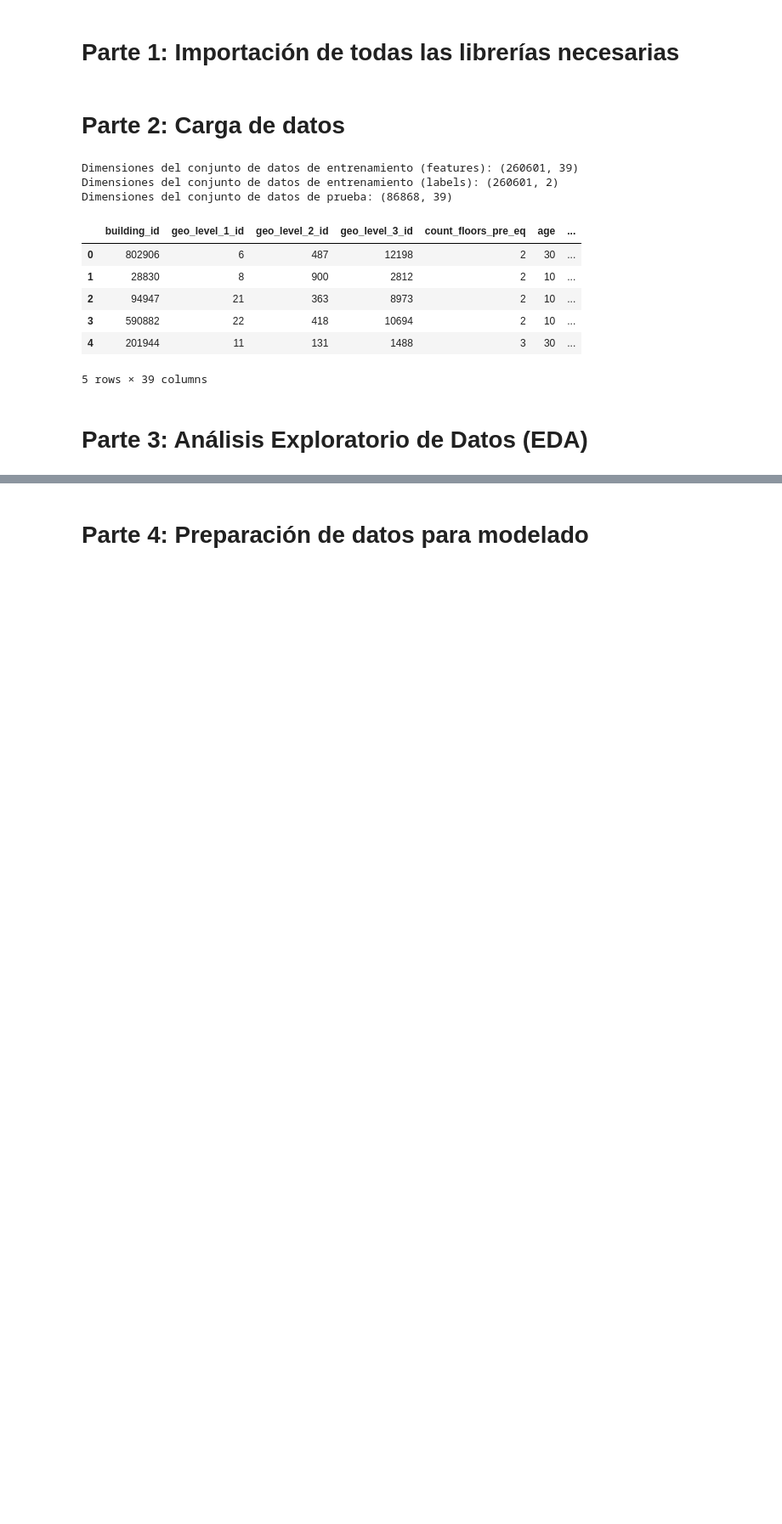
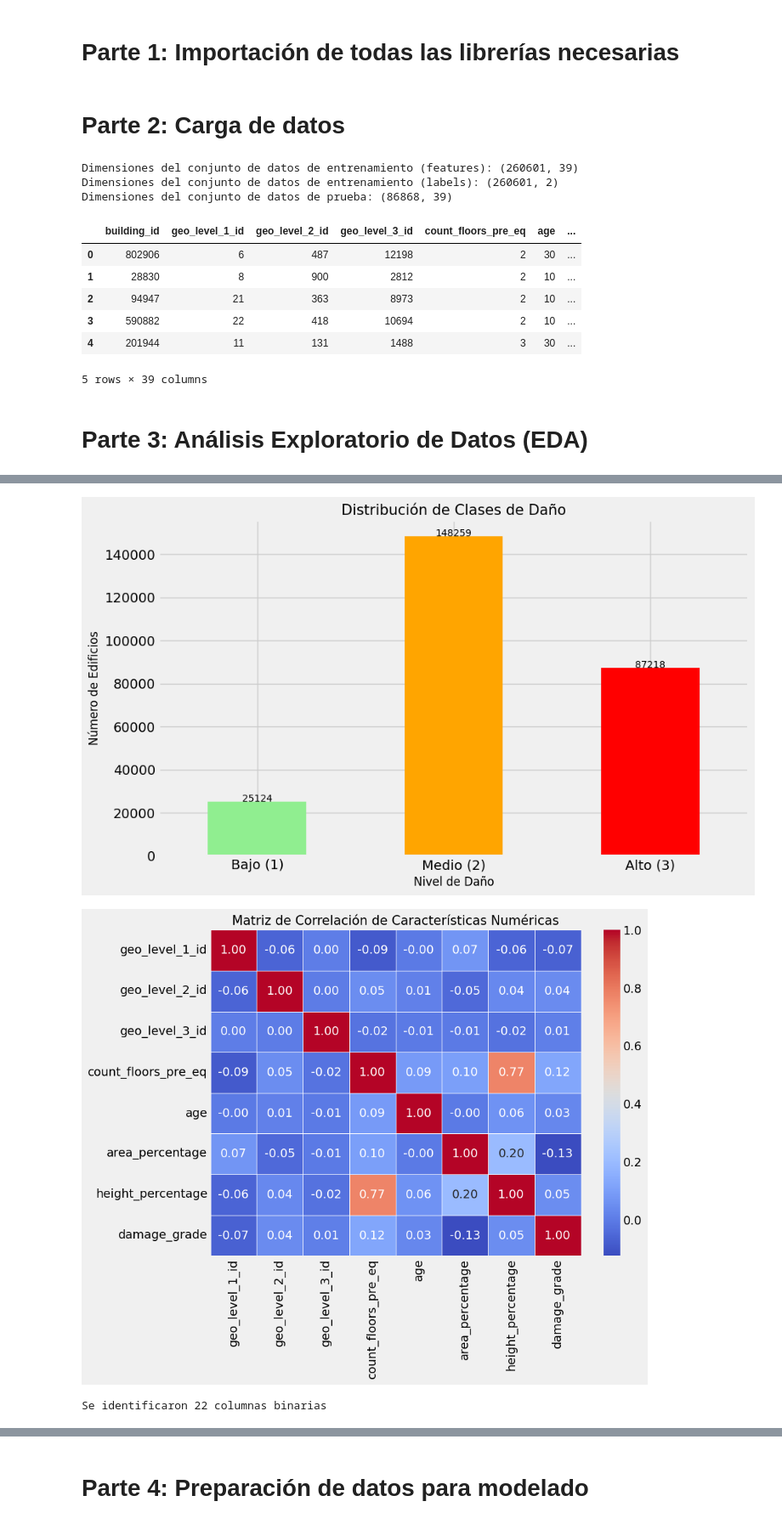
Before and after one commit to Saultr21/IA-Y-BIGDATA, a Jupyter notebook: SNS/SNS_ACT3_7/Terremoto_V2.ipynb, the cells around one changed output, grey strips where cells are left out. Shown at 85% size. Saved outputs shown, nothing was run; the diff lists cells and outputs as text; code cells hidden in the pictures; blank space fills up the shorter version.

```diff
--- a/SNS/SNS_ACT3_7/Terremoto_V2.ipynb
+++ b/SNS/SNS_ACT3_7/Terremoto_V2.ipynb
@@ -151,0 +88,52 @@ Se identificaron 22 columnas binarias
+# %%
+# Fusionar datos de entrenamiento y etiquetas para el análisis
+train_data = pd.merge(train_values, train_labels, on="building_id")
+
+# Explorar distribución de la variable objetivo
+plt.figure(figsize=(10, 6))
+damage_counts = train_data['damage_grade'].value_counts().sort_index()
+ax = damage_counts.plot(kind='bar', color=['lightgreen', 'orange', 'red'])
+plt.title('Distribución de Clases de Daño', fontsize=15)
+plt.xlabel('Nivel de Daño', fontsize=12)
+plt.ylabel('Número de Edificios', fontsize=12)
+plt.xticks(ticks=[0, 1, 2], labels=['Bajo (1)', 'Medio (2)', 'Alto (3)'], rotation=0)
+
+# Agregar valores sobre las barras
+for i, v in enumerate(damage_counts):
+    ax.text(i, v + 50, str(v), ha='center', fontsize=10)
+
+plt.tight_layout()
+plt.show()
+
+# Explorar características numéricas
+numerical_features = ['geo_level_1_id', 'geo_level_2_id', 'geo_level_3_id', 'count_floors_pre_eq',
+                      'age', 'area_percentage', 'height_percentage']
+
+# Matriz de correlación de características numéricas
+plt.figure(figsize=(10, 8))
+correlation_matrix = train_data[numerical_features + ['damage_grade']].corr()
+sns.heatmap(correlation_matrix, annot=True, cmap='coolwarm', fmt='.2f', linewidths=0.5)
+plt.title('Matriz de Correlación de Características Numéricas', fontsize=15)
+plt.tight_layout()
+plt.show()
+
+# Análisis de características categóricas
+categorical_features = ['land_surface_condition', 'foundation_type', 'roof_type',
+                       'ground_floor_type', 'other_floor_type']
+
+
+# Identificar columnas binarias (codificadas como 0-1)
+binary_columns = []
+for col in train_values.columns:
+    unique_vals = train_values[col].unique()
+    if len(unique_vals) == 2 and set(unique_vals).issubset({0, 1}):
+        binary_columns.append(col)
+
+print(f"Se identificaron {len(binary_columns)} columnas binarias")
+
+# Resumen estadístico de características numéricas importantes
+train_data[numerical_features].describe()
+# %% [output]
+[figure, added]
+[figure, added]
+Se identificaron 22 columnas binarias
```
Also changed, not shown: parts of 20 cells of this notebook.
